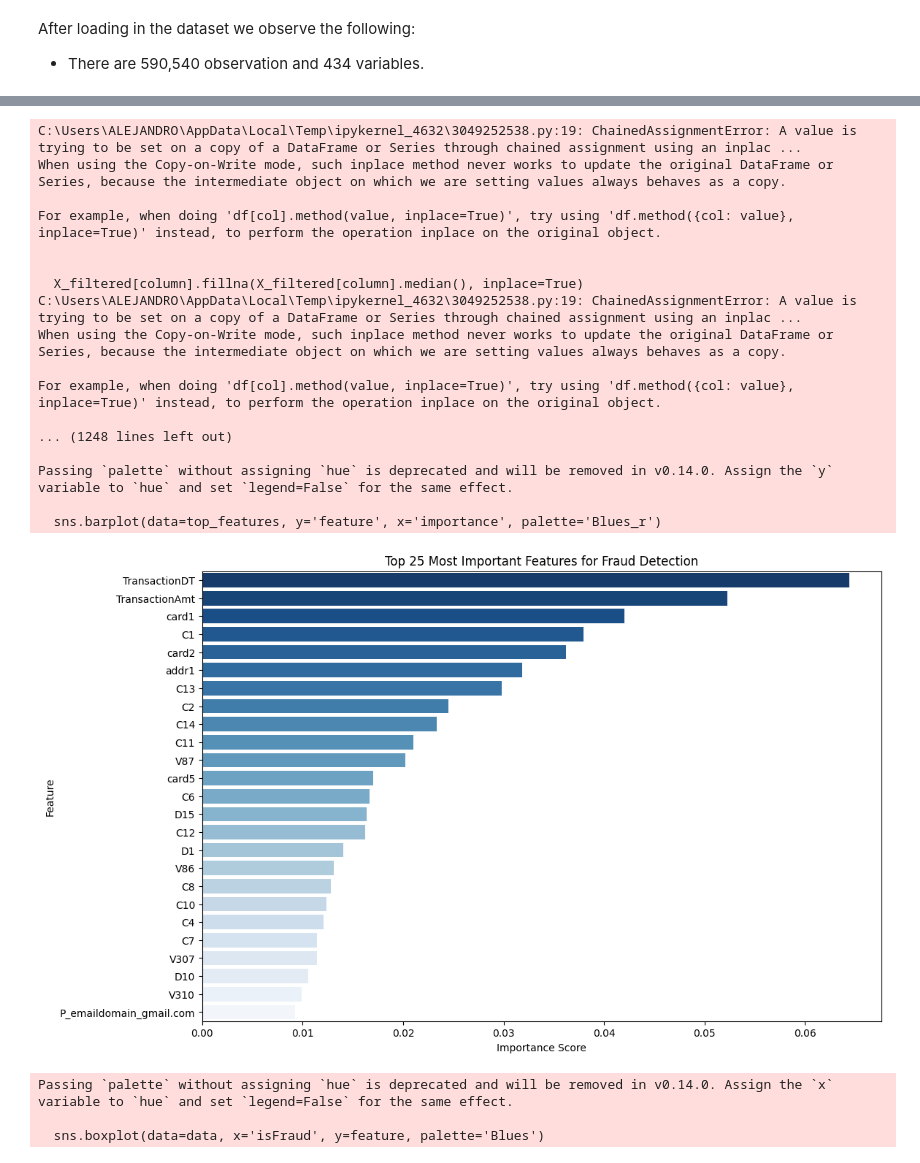
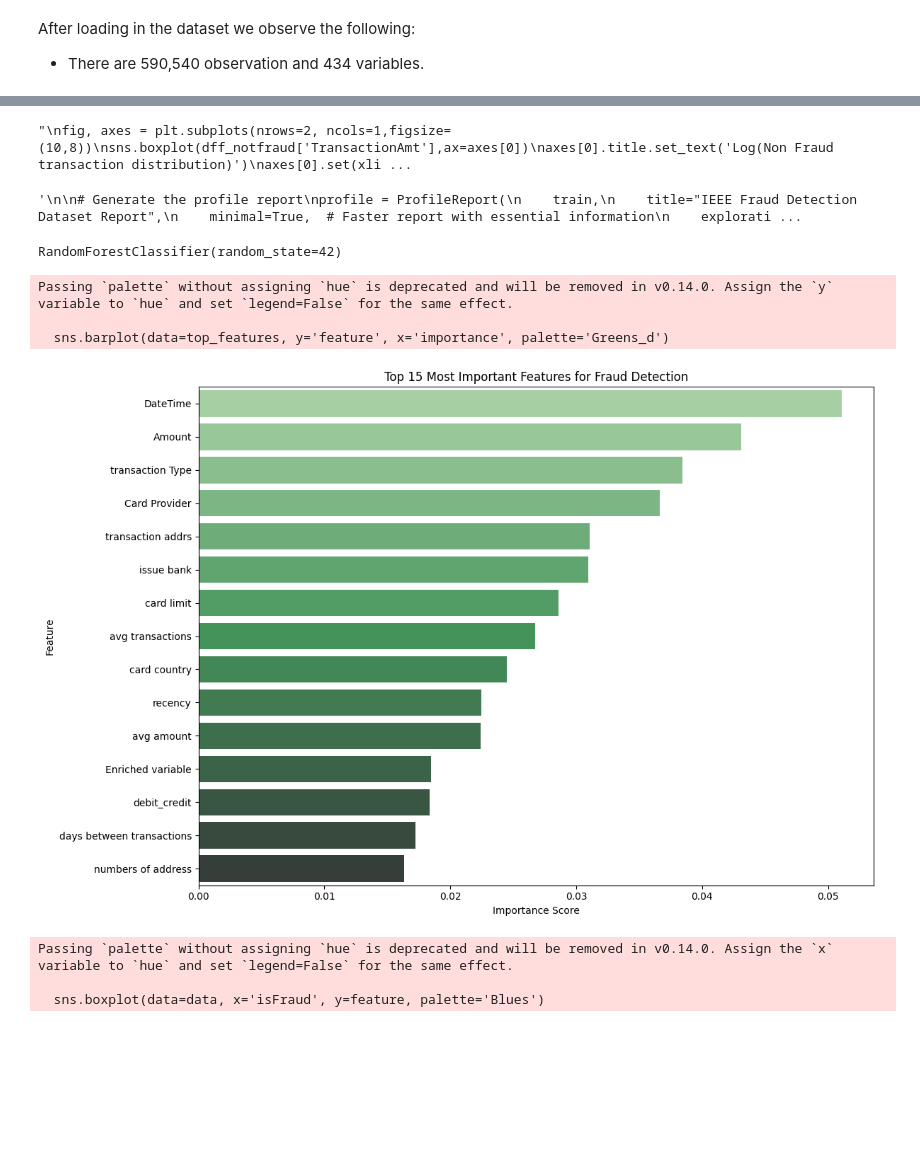
Before and after one commit to ackerman-alex/IDS789_credit_card_fraud_detection, a Jupyter notebook: IDS789_credit_card_fraud_detection.ipynb, the cells around one changed output, grey strips where cells are left out. Drawn from its saved outputs; the diff is of its cells as text; code cells hidden in the pictures; blank space fills up the shorter version.

```diff
--- a/IDS789_credit_card_fraud_detection.ipynb
+++ b/IDS789_credit_card_fraud_detection.ipynb
@@ -174,4 +172,5 @@ https://gist.github.com/mwaskom/de44147ed2974457ad6372750bbe5751
 # %%
+'''
 fig, axes = plt.subplots(nrows=2, ncols=1,figsize=(10,8))
 sns.boxplot(dff_notfraud['TransactionAmt'],ax=axes[0])
 axes[0].title.set_text('Log(Non Fraud transaction distribution)')
@@ -186,6 +185,9 @@ print('Mean transaction amt for non-fraud is {:.4f} ie, {:.4f} dollars'.format(d
 
 print('Median transaction amt for fraud is {:.4f}  ie, {:.4f} dollars'.format(dff_fraud['TransactionAmt'].median(),np.exp(dff_fraud['TransactionAmt'].median())))
 print('Median transaction amt for non-fraud is {:.4f}  ie, {:.4f} dollars'.format(dff_notfraud['TransactionAmt'].median(),np.exp(dff_notfraud['TransactionAmt'].median())))
+'''
+# %% [output]
+"\nfig, axes = plt.subplots(nrows=2, ncols=1,figsize=(10,8))\nsns.boxplot(dff_notfraud['TransactionAmt'],ax=axes[0])\naxes[0].title.set_text('Log(Non Fraud transaction distribution)')\naxes[0].set(xli ...
 # %%
 def top_missing_cols(df,n=10,thresh=80):
     """
@@ -205,6 +207,7 @@ def top_missing_cols(df,n=10,thresh=80):
         return dff
 # %%
 from ydata_profiling import ProfileReport
+'''
 
 # Generate the profile report
 profile = ProfileReport(
@@ -224,7 +227,10 @@ profile = ProfileReport(
 )
 
 # Save the report as an HTML file
-profile.to_file("ieee_fraud_detection_report.html")
+#profile.to_file("ieee_fraud_detection_report.html")
+'''
+# %% [output]
+'\n\n# Generate the profile report\nprofile = ProfileReport(\n    train,\n    title="IEEE Fraud Detection Dataset Report",\n    minimal=True,  # Faster report with essential information\n    explorati ...
 # %%
 import pandas as pd
 import xgboost as xgb
@@ -244,9 +250,9 @@ X_filtered = X.loc[:, missing_percentages <= 25]
 # Step 2: Impute missing values before encoding
 for column in X_filtered.columns:
     if X_filtered[column].dtype == 'float64' or X_filtered[column].dtype == 'int64':  # Continuous variables
-        X_filtered[column].fillna(X_filtered[column].median(), inplace=True)
+        X_filtered[column] = X_filtered[column].fillna(X_filtered[column].median())
     else:  # Categorical variables
-        X_filtered[column].fillna(X_filtered[column].mode()[0], inplace=True)
+        X_filtered[column] = X_filtered[column].fillna(X_filtered[column].mode()[0])
 
 # Step 3: Encode categorical features
 X_encoded = pd.get_dummies(X_filtered, drop_first=True)
@@ -257,43 +263,37 @@ X_train, X_test, y_train, y_test = train_test_split(X_encoded, y, test_size=0.2,
 # Step 5: Train a Random Forest model
 rf = RandomForestClassifier(n_estimators=100, random_state=42)
 rf.fit(X_train, y_train)
-
-# Step 6: Calculate feature importances
-importances = rf.feature_importances_
-feature_names = X_encoded.columns
-
-# Create a DataFrame with feature importances
-importance_df = pd.DataFrame({'feature': feature_names, 'importance': importances})
-
-# Sort by importance and select the top 25 features
-top_features = importance_df.sort_values(by='importance', ascending=False).head(25)
-
-# Plot the top 25 features
-plt.figure(figsize=(12, 8))
-sns.barplot(data=top_features, y='feature', x='importance', palette='Blues_r')
-plt.title("Top 25 Most Important Features for Fraud Detection")
-plt.xlabel("Importance Score")
-plt.ylabel("Feature")
-plt.show()
 # %% [output]
-C:\Users\ALEJANDRO\AppData\Local\Temp\ipykernel_4632\3049252538.py:19: ChainedAssignmentError: A value is trying to be set on a copy of a DataFrame or Series through chained assignment using an inplac ...
-When using the Copy-on-Write mode, such inplace method never works to update the original DataFrame or Series, because the intermediate object on which we are setting values always behaves as a copy.
-
-For example, when doing 'df[col].method(value, inplace=True)', try using 'df.method({col: value}, inplace=True)' instead, to perform the operation inplace on the original object.
-
-
-  X_filtered[column].fillna(X_filtered[column].median(), inplace=True)
-C:\Users\ALEJANDRO\AppData\Local\Temp\ipykernel_4632\3049252538.py:19: ChainedAssignmentError: A value is trying to be set on a copy of a DataFrame or Series through chained assignment using an inplac ...
-When using the Copy-on-Write mode, such inplace method never works to update the original DataFrame or Series, because the intermediate object on which we are setting values always behaves as a copy.
-
-For example, when doing 'df[col].method(value, inplace=True)', try using 'df.method({col: value}, inplace=True)' instead, to perform the operation inplace on the original object.
-
-... (1248 lines left out)
-
-Passing `palette` without assigning `hue` is deprecated and will be removed in v0.14.0. Assign the `y` variable to `hue` and set `legend=False` for the same effect.
-
-  sns.barplot(data=top_features, y='feature', x='importance', palette='Blues_r')
+RandomForestClassifier(random_state=42)
-[figure, removed]
+# %%
+# Step 6: Calculate feature importances
+#importances = rf.feature_importances_
+#feature_names = X_encoded.columns
+
+# Create a DataFrame with feature importances
+#importance_df = pd.DataFrame({'feature': feature_names, 'importance': importances})
+
+# Sort by importance and select the top 25 features
+#top_features = importance_df.sort_values(by='importance', ascending=False).head(15)
+#top_features_names = ['DateTime', 'Amount', 'transaction Type', 'Card Provider', 'transaction addrs','issue bank','card limit','avg transactions', 'card country', 'recency','avg amount', 'Enriched variable', 'debit_credit', 'days between transactions', 'numbers of address']
+
+# Plot the top 15 features
+plt.figure(figsize=(12, 8))
+sns.barplot(data=top_features, y='feature', x='importance', palette='Greens_d')
+
+# Replace y-tick labels with `top_features_names`
+plt.yticks(ticks=range(len(top_features_names)), labels=top_features_names)
+
+plt.title("Top 15 Most Important Features for Fraud Detection")
+plt.xlabel("Importance Score")
+plt.ylabel("Feature")
+plt.tight_layout()
+plt.show()
+# %% [output]
+Passing `palette` without assigning `hue` is deprecated and will be removed in v0.14.0. Assign the `y` variable to `hue` and set `legend=False` for the same effect.
+
+  sns.barplot(data=top_features, y='feature', x='importance', palette='Greens_d')
+[figure, added]
 # %%
 top_feature_names = top_features['feature'].values
 top_feature_names = [feature for feature in top_feature_names if feature != 'P_emaildomain_gmail.com']
```
Also changed, not shown: parts of 5 cells of this notebook, 3 other files.
